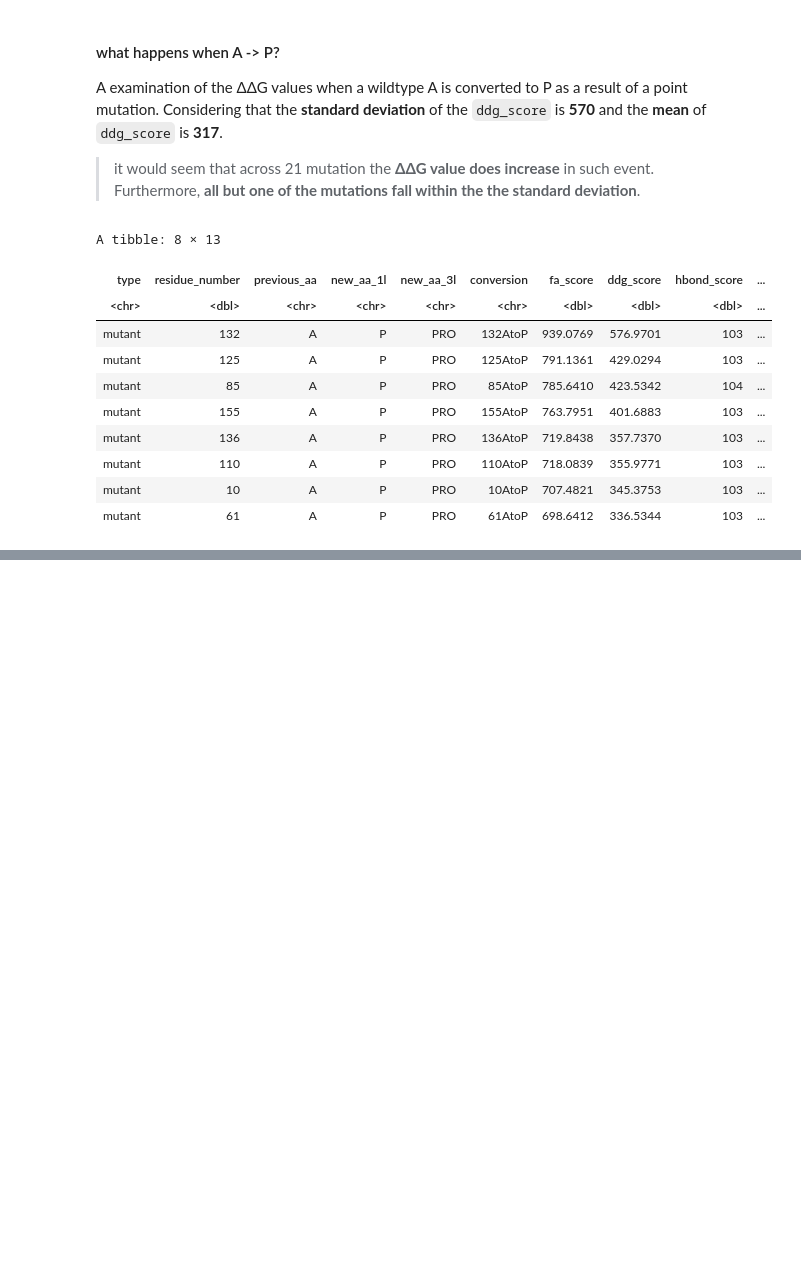
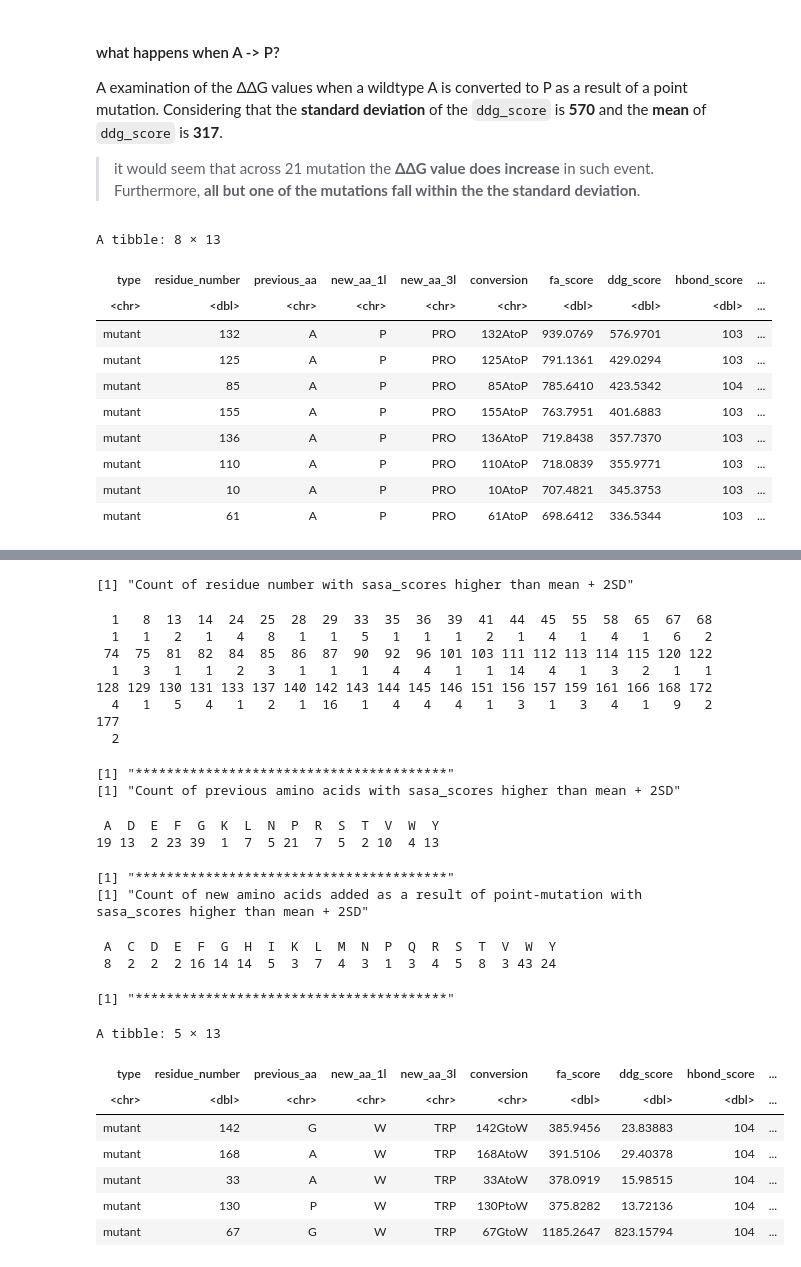
Before and after one commit to redradman/OneAAatATime, a Jupyter notebook: intein_analysis.ipynb, the cells around one changed output, grey strips where cells are left out. Drawn from its saved outputs; the diff is of its cells as text; code cells hidden in the pictures; blank space fills up the shorter version.

```diff
--- a/intein_analysis.ipynb
+++ b/intein_analysis.ipynb
@@ -159,0 +198,39 @@ A tibble: 8 × 13
+# %%
+high_end_sasa <- intein_short |> filter(sasa_score > 8620) |> arrange(desc(sasa_score))
+print("Count of residue number with sasa_scores higher than mean + 2SD")
+table(high_end_sasa$residue_number)
+print("****************************************")
+print("Count of previous amino acids with sasa_scores higher than mean + 2SD")
+table(high_end_sasa$previous_aa)
+print("****************************************")
+print("Count of new amino acids added as a result of point-mutation with sasa_scores higher than mean + 2SD")
+table(high_end_sasa$new_aa_1l)
+print("****************************************")
+high_end_sasa |> head(n = 5) # a look at the top values
+# %% [output]
+[1] "Count of residue number with sasa_scores higher than mean + 2SD"
+  1   8  13  14  24  25  28  29  33  35  36  39  41  44  45  55  58  65  67  68
+  1   1   2   1   4   8   1   1   5   1   1   1   2   1   4   1   4   1   6   2
+ 74  75  81  82  84  85  86  87  90  92  96 101 103 111 112 113 114 115 120 122
+  1   3   1   1   2   3   1   1   1   4   4   1   1  14   4   1   3   2   1   1
+128 129 130 131 133 137 140 142 143 144 145 146 151 156 157 159 161 166 168 172
+  4   1   5   4   1   2   1  16   1   4   4   4   1   3   1   3   4   1   9   2
+177
+  2
+[1] "****************************************"
+[1] "Count of previous amino acids with sasa_scores higher than mean + 2SD"
+ A  D  E  F  G  K  L  N  P  R  S  T  V  W  Y
+19 13  2 23 39  1  7  5 21  7  5  2 10  4 13
+[1] "****************************************"
+[1] "Count of new amino acids added as a result of point-mutation with sasa_scores higher than mean + 2SD"
+ A  C  D  E  F  G  H  I  K  L  M  N  P  Q  R  S  T  V  W  Y
+ 8  2  2  2 16 14 14  5  3  7  4  3  1  3  4  5  8  3 43 24
+[1] "****************************************"
+A tibble: 5 × 13
+| type | residue_number | previous_aa | new_aa_1l | new_aa_3l | conversion | fa_score | ddg_score | hbond_score | ... |
+| <chr> | <dbl> | <chr> | <chr> | <chr> | <chr> | <dbl> | <dbl> | <dbl> | ... |
+| mutant | 142 | G | W | TRP | 142GtoW | 385.9456 | 23.83883 | 104 | ... |
+| mutant | 168 | A | W | TRP | 168AtoW | 391.5106 | 29.40378 | 104 | ... |
+| mutant | 33 | A | W | TRP | 33AtoW | 378.0919 | 15.98515 | 104 | ... |
+| mutant | 130 | P | W | TRP | 130PtoW | 375.8282 | 13.72136 | 104 | ... |
+| mutant | 67 | G | W | TRP | 67GtoW | 1185.2647 | 823.15794 | 104 | ... |
```
Also changed, not shown: parts of 4 cells of this notebook.
